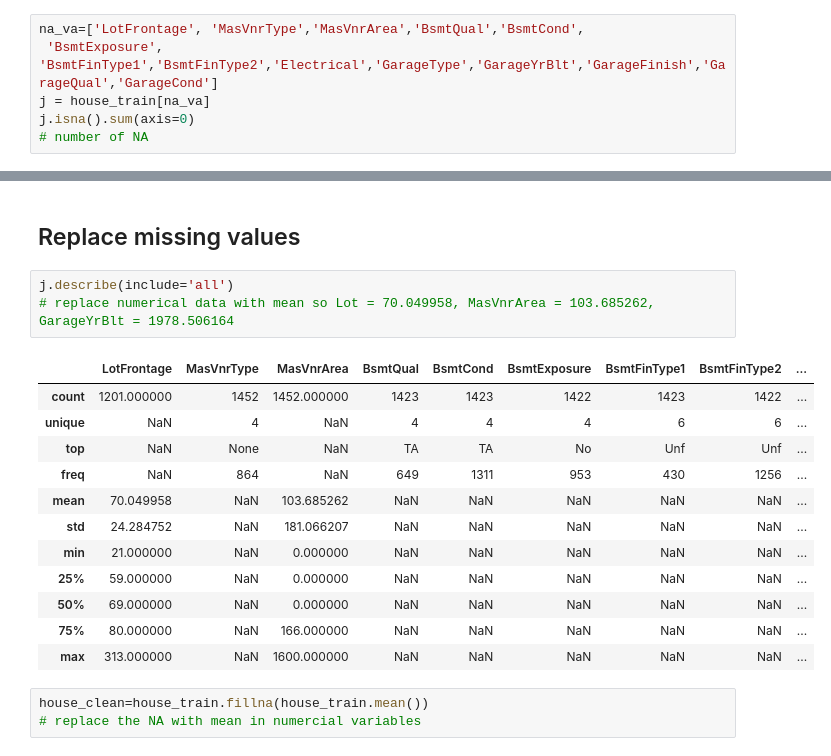
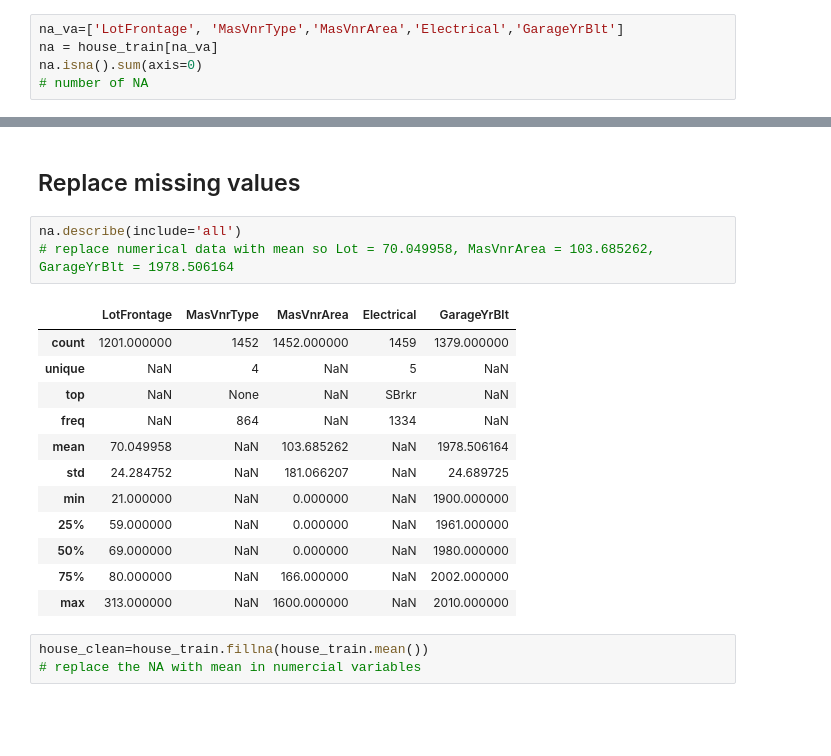
Before and after one commit to alicelo125/Kaggle---house-pricing, a Jupyter notebook: house.ipynb, the cells around one changed output, grey strips where cells are left out. Drawn from its saved outputs; the diff is of its cells as text; blank space fills up the shorter version.

```diff
--- a/house.ipynb
+++ b/house.ipynb
@@ -65,7 +54,6 @@ nan_cols
 # %%
-na_va=['LotFrontage', 'MasVnrType','MasVnrArea','BsmtQual','BsmtCond',
- 'BsmtExposure', 'BsmtFinType1','BsmtFinType2','Electrical','GarageType','GarageYrBlt','GarageFinish','GarageQual','GarageCond']
-j = house_train[na_va]
-j.isna().sum(axis=0)
+na_va=['LotFrontage', 'MasVnrType','MasVnrArea','Electrical','GarageYrBlt']
+na = house_train[na_va]
+na.isna().sum(axis=0)
 # number of NA
 # %% [output]
@@ -87,21 +66,21 @@ dtype: int64
 # %% [markdown]
 ## Replace missing values
 # %%
-j.describe(include='all')
+na.describe(include='all')
 # replace numerical data with mean so Lot = 70.049958, MasVnrArea = 103.685262, GarageYrBlt = 1978.506164
 # %% [output]
-|  | LotFrontage | MasVnrType | MasVnrArea | BsmtQual | BsmtCond | BsmtExposure | BsmtFinType1 | BsmtFinType2 | ... |
-| count | 1201.000000 | 1452 | 1452.000000 | 1423 | 1423 | 1422 | 1423 | 1422 | ... |
-| unique | NaN | 4 | NaN | 4 | 4 | 4 | 6 | 6 | ... |
-| top | NaN | None | NaN | TA | TA | No | Unf | Unf | ... |
-| freq | NaN | 864 | NaN | 649 | 1311 | 953 | 430 | 1256 | ... |
-| mean | 70.049958 | NaN | 103.685262 | NaN | NaN | NaN | NaN | NaN | ... |
-| std | 24.284752 | NaN | 181.066207 | NaN | NaN | NaN | NaN | NaN | ... |
-| min | 21.000000 | NaN | 0.000000 | NaN | NaN | NaN | NaN | NaN | ... |
-| 25% | 59.000000 | NaN | 0.000000 | NaN | NaN | NaN | NaN | NaN | ... |
-| 50% | 69.000000 | NaN | 0.000000 | NaN | NaN | NaN | NaN | NaN | ... |
-| 75% | 80.000000 | NaN | 166.000000 | NaN | NaN | NaN | NaN | NaN | ... |
-| max | 313.000000 | NaN | 1600.000000 | NaN | NaN | NaN | NaN | NaN | ... |
+|  | LotFrontage | MasVnrType | MasVnrArea | Electrical | GarageYrBlt |
+| count | 1201.000000 | 1452 | 1452.000000 | 1459 | 1379.000000 |
+| unique | NaN | 4 | NaN | 5 | NaN |
+| top | NaN | None | NaN | SBrkr | NaN |
+| freq | NaN | 864 | NaN | 1334 | NaN |
+| mean | 70.049958 | NaN | 103.685262 | NaN | 1978.506164 |
+| std | 24.284752 | NaN | 181.066207 | NaN | 24.689725 |
+| min | 21.000000 | NaN | 0.000000 | NaN | 1900.000000 |
+| 25% | 59.000000 | NaN | 0.000000 | NaN | 1961.000000 |
+| 50% | 69.000000 | NaN | 0.000000 | NaN | 1980.000000 |
+| 75% | 80.000000 | NaN | 166.000000 | NaN | 2002.000000 |
+| max | 313.000000 | NaN | 1600.000000 | NaN | 2010.000000 |
 # %%
 house_clean=house_train.fillna(house_train.mean())
 # replace the NA with mean in numercial variables
```
Also changed, not shown: parts of 68 cells of this notebook.
